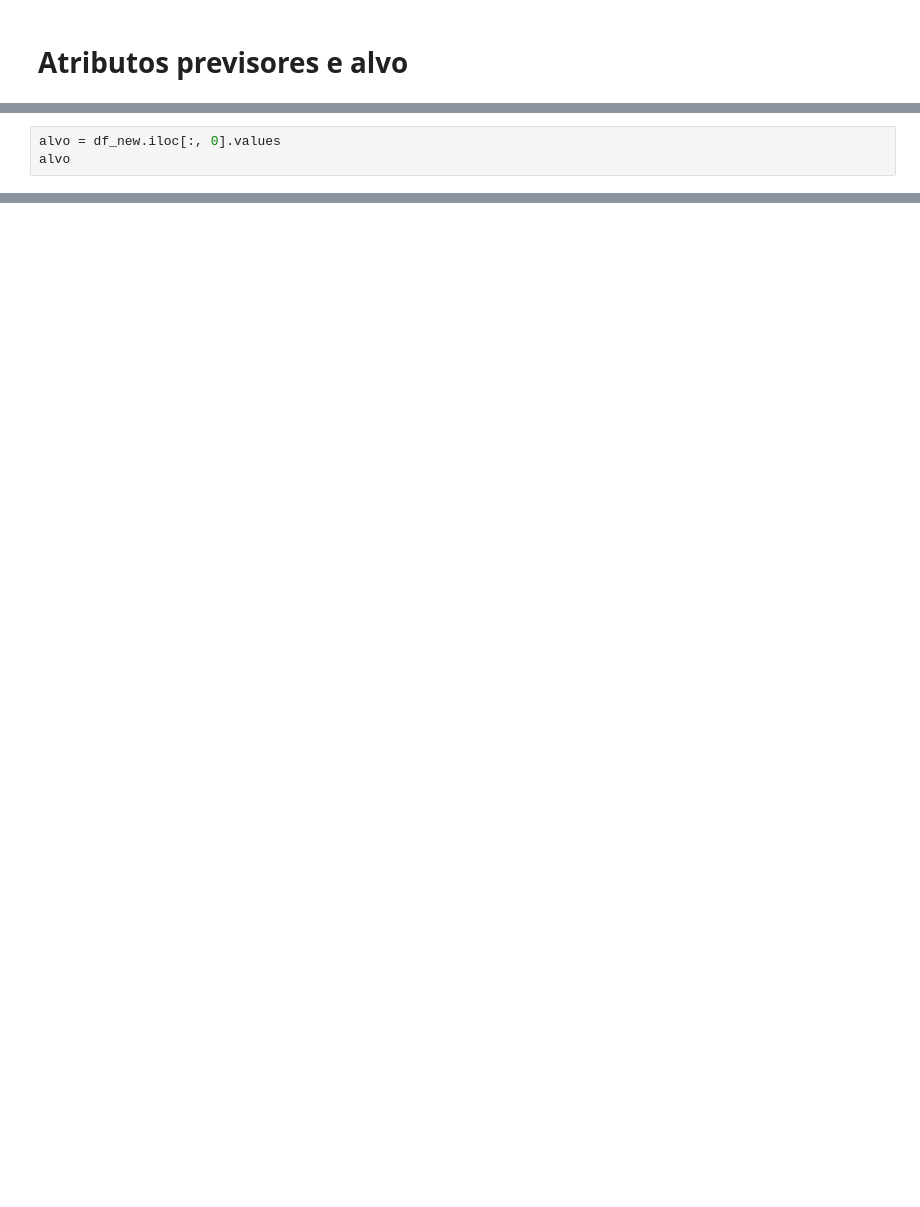
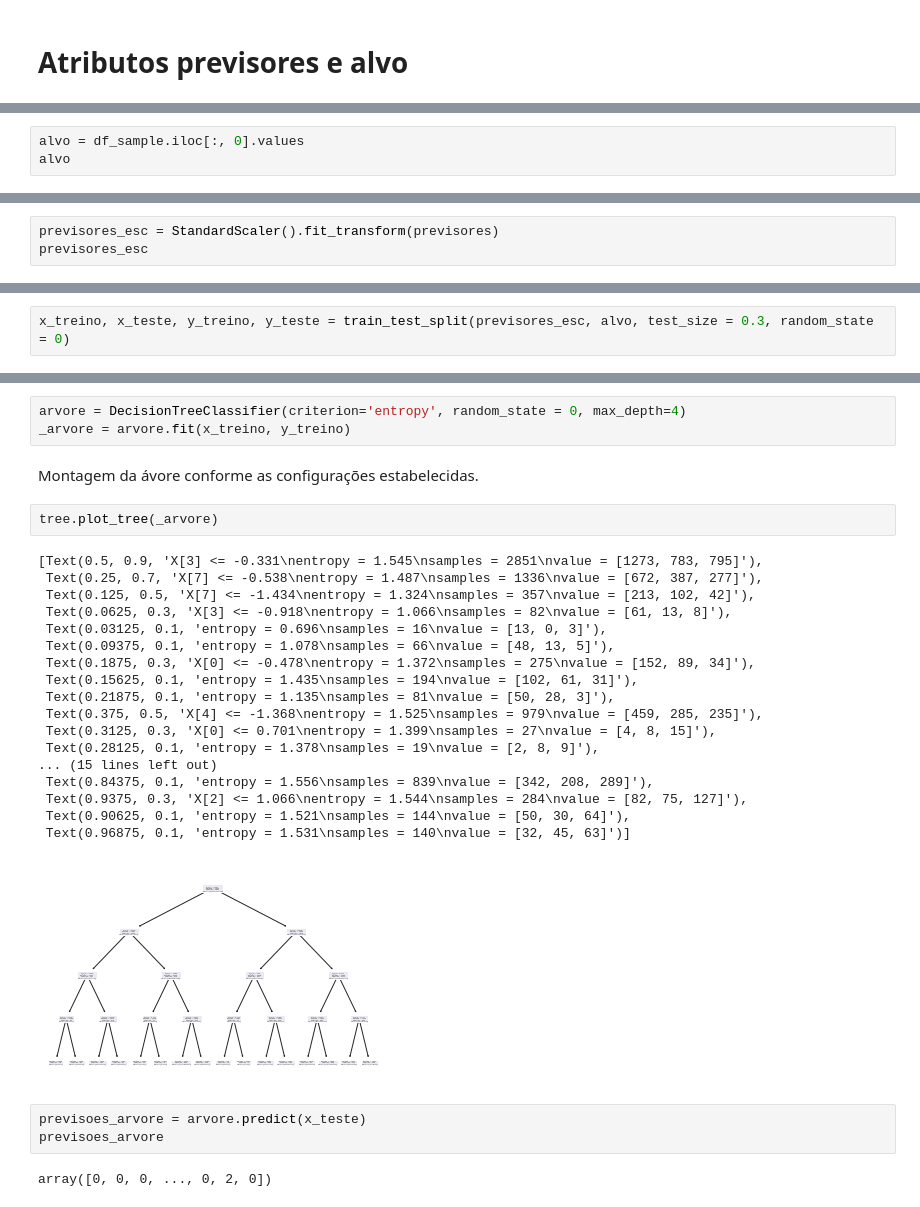
Before and after one commit to viniciusgugelmin/data-science-3, a Jupyter notebook: projects/valorant_stats/notebooks/machine_learning.ipynb, the cells around one changed output, grey strips where cells are left out. Saved outputs shown, nothing was run; the diff lists cells and outputs as text; blank space fills up the shorter version.

```diff
--- a/projects/valorant_stats/notebooks/machine_learning.ipynb
+++ b/projects/valorant_stats/notebooks/machine_learning.ipynb
@@ -288,4 +313,4 @@ array([[135.8, 161. ,  24.9, ...,   0.7, 208.8,  59.6],
 # %%
-alvo = df_new.iloc[:, 0].values
+alvo = df_sample.iloc[:, 0].values
 alvo
 # %% [output]
@@ -292,0 +334,3 @@ array([2, 2, 2, ..., 0, 0, 0])
+# %%
+previsores_esc = StandardScaler().fit_transform(previsores)
+previsores_esc
@@ -292,0 +380,2 @@ array([2, 2, 2, ..., 0, 0, 0])
+# %%
+x_treino, x_teste, y_treino, y_teste = train_test_split(previsores_esc, alvo, test_size = 0.3, random_state = 0)
@@ -292,0 +402,31 @@ array([2, 2, 2, ..., 0, 0, 0])
+# %%
+arvore = DecisionTreeClassifier(criterion='entropy', random_state = 0, max_depth=4)
+_arvore = arvore.fit(x_treino, y_treino)
+# %% [markdown]
+Montagem da ávore conforme as configurações estabelecidas.
+# %%
+tree.plot_tree(_arvore)
+# %% [output]
+[Text(0.5, 0.9, 'X[3] <= -0.331\nentropy = 1.545\nsamples = 2851\nvalue = [1273, 783, 795]'),
+ Text(0.25, 0.7, 'X[7] <= -0.538\nentropy = 1.487\nsamples = 1336\nvalue = [672, 387, 277]'),
+ Text(0.125, 0.5, 'X[7] <= -1.434\nentropy = 1.324\nsamples = 357\nvalue = [213, 102, 42]'),
+ Text(0.0625, 0.3, 'X[3] <= -0.918\nentropy = 1.066\nsamples = 82\nvalue = [61, 13, 8]'),
+ Text(0.03125, 0.1, 'entropy = 0.696\nsamples = 16\nvalue = [13, 0, 3]'),
+ Text(0.09375, 0.1, 'entropy = 1.078\nsamples = 66\nvalue = [48, 13, 5]'),
+ Text(0.1875, 0.3, 'X[0] <= -0.478\nentropy = 1.372\nsamples = 275\nvalue = [152, 89, 34]'),
+ Text(0.15625, 0.1, 'entropy = 1.435\nsamples = 194\nvalue = [102, 61, 31]'),
+ Text(0.21875, 0.1, 'entropy = 1.135\nsamples = 81\nvalue = [50, 28, 3]'),
+ Text(0.375, 0.5, 'X[4] <= -1.368\nentropy = 1.525\nsamples = 979\nvalue = [459, 285, 235]'),
+ Text(0.3125, 0.3, 'X[0] <= 0.701\nentropy = 1.399\nsamples = 27\nvalue = [4, 8, 15]'),
+ Text(0.28125, 0.1, 'entropy = 1.378\nsamples = 19\nvalue = [2, 8, 9]'),
+... (15 lines left out)
+ Text(0.84375, 0.1, 'entropy = 1.556\nsamples = 839\nvalue = [342, 208, 289]'),
+ Text(0.9375, 0.3, 'X[2] <= 1.066\nentropy = 1.544\nsamples = 284\nvalue = [82, 75, 127]'),
+ Text(0.90625, 0.1, 'entropy = 1.521\nsamples = 144\nvalue = [50, 30, 64]'),
+ Text(0.96875, 0.1, 'entropy = 1.531\nsamples = 140\nvalue = [32, 45, 63]')]
+[figure, added]
+# %%
+previsoes_arvore = arvore.predict(x_teste)
+previsoes_arvore
+# %% [output]
+array([0, 0, 0, ..., 0, 2, 0])
```
Also changed, not shown: parts of 49 cells of this notebook.
